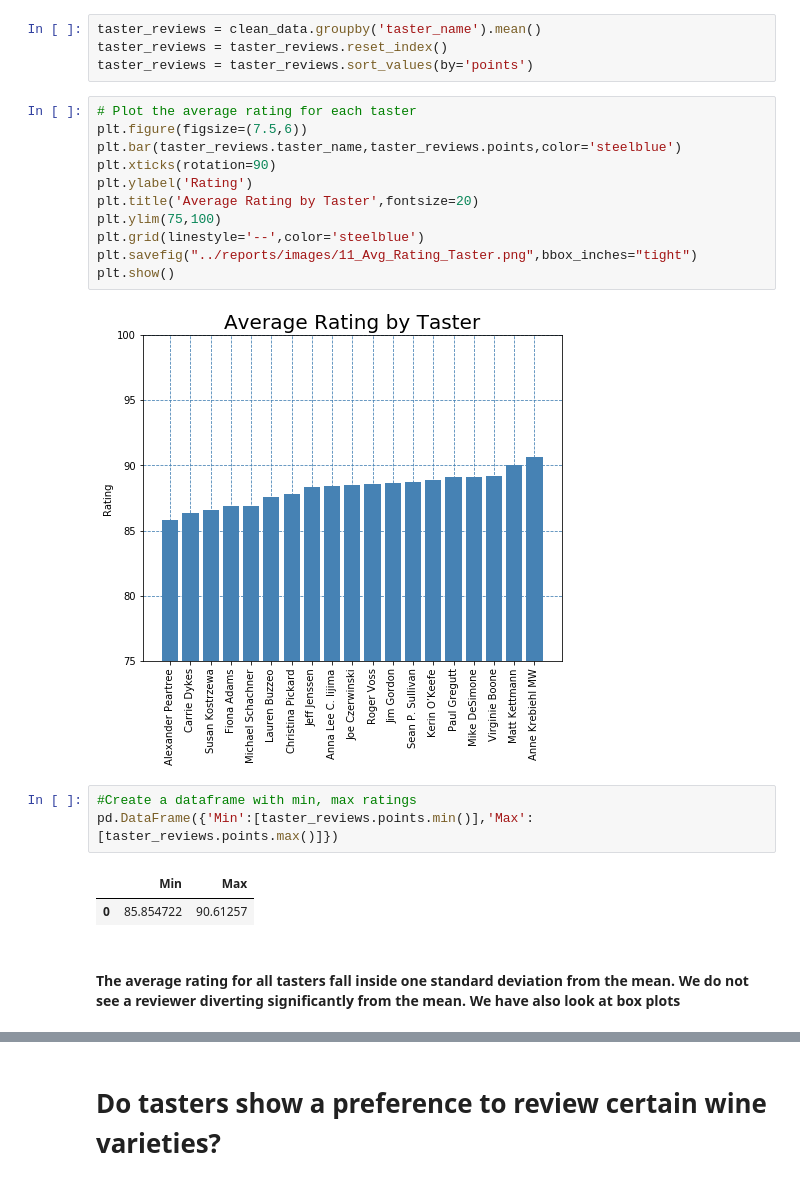
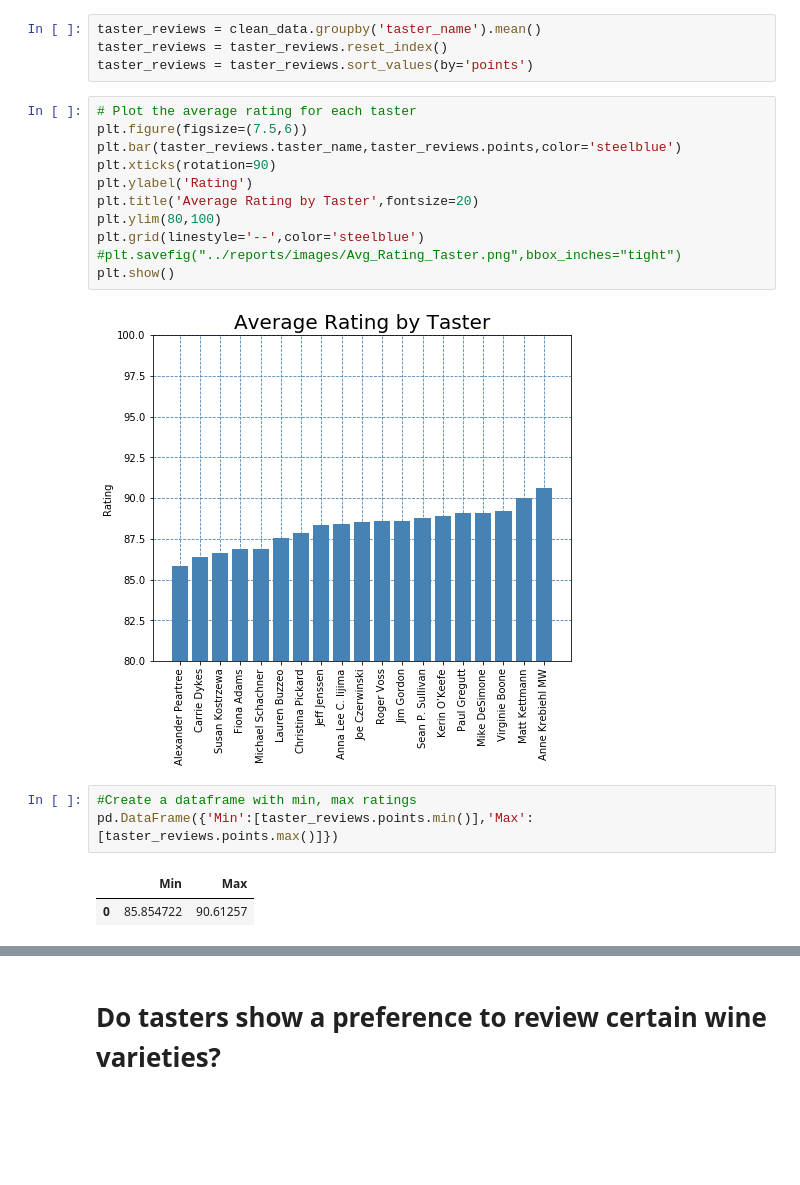
Before and after one commit to renatonico/Pygeons, a Jupyter notebook: notebooks/angel_final.ipynb, the cells around one changed output, grey strips where cells are left out. Cells and saved outputs as stored; diff of their text form; blank space fills up the shorter version.

```diff
--- a/notebooks/angel_final.ipynb
+++ b/notebooks/angel_final.ipynb
@@ -100,21 +109,19 @@ taster_reviews = taster_reviews.sort_values(by='points')
 # %%
 # Plot the average rating for each taster
 plt.figure(figsize=(7.5,6))
 plt.bar(taster_reviews.taster_name,taster_reviews.points,color='steelblue')
 plt.xticks(rotation=90)
 plt.ylabel('Rating')
 plt.title('Average Rating by Taster',fontsize=20)
-plt.ylim(75,100)
+plt.ylim(80,100)
 plt.grid(linestyle='--',color='steelblue')
-plt.savefig("../reports/images/11_Avg_Rating_Taster.png",bbox_inches="tight")
+#plt.savefig("../reports/images/Avg_Rating_Taster.png",bbox_inches="tight")
 plt.show()
 # %% [output]
-[figure, old version]
+[figure, new version]
 # %%
 #Create a dataframe with min, max ratings
 pd.DataFrame({'Min':[taster_reviews.points.min()],'Max':[taster_reviews.points.max()]})
 # %% [output]
 |  | Min | Max |
 | 0 | 85.854722 | 90.61257 |
-# %% [markdown]
-#### The average rating for all tasters fall inside one standard deviation from the mean. We do not see a reviewer diverting significantly from the mean. We have also look at box plots
```
Also changed, not shown: parts of 21 cells of this notebook.
